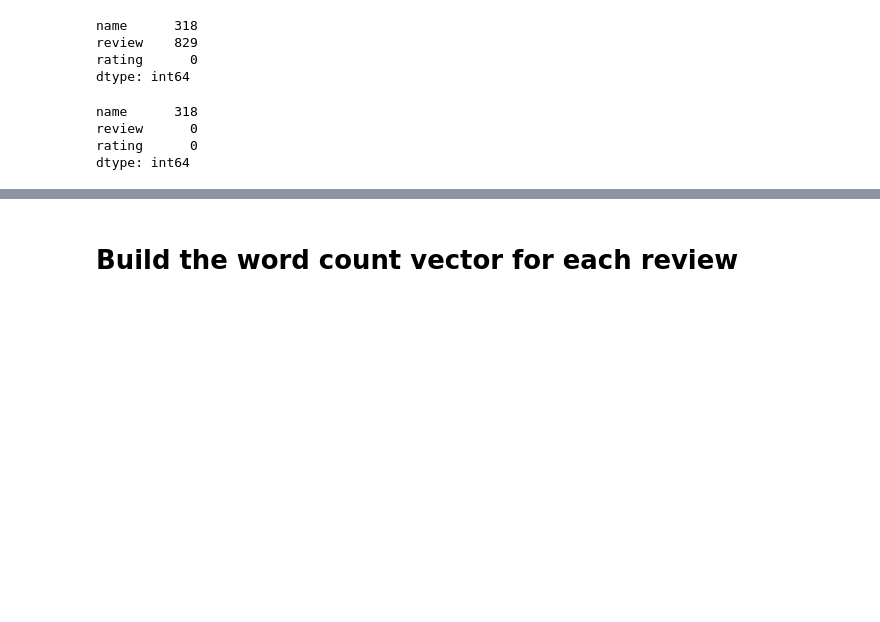
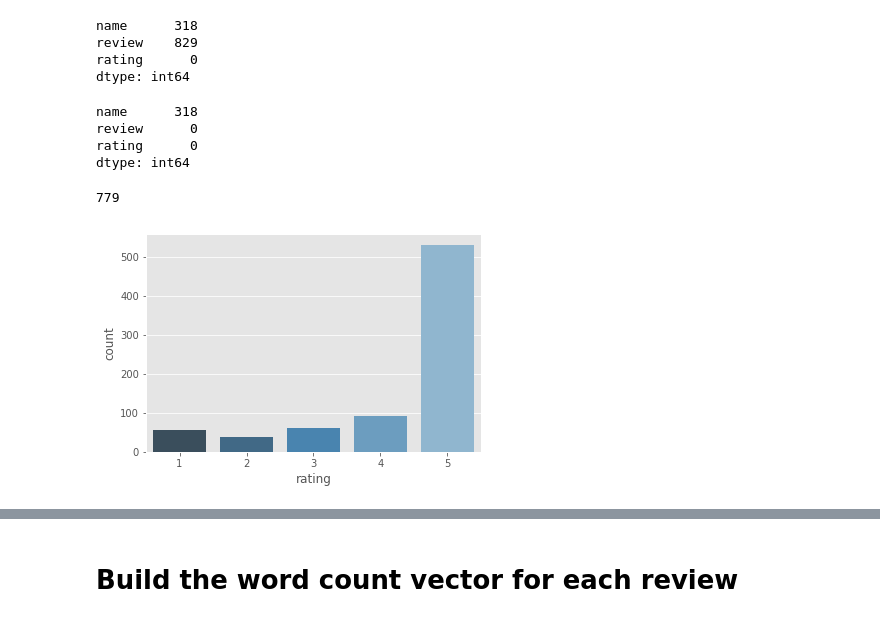
Before and after one commit to Asmaa56/Machine-Learning-case-study-approach-, a Jupyter notebook: Classification/Sentiment Analysis.ipynb, the cells around one changed output, grey strips where cells are left out. Drawn from its saved outputs; the diff is of its cells as text; code cells hidden in the pictures; blank space fills up the shorter version.

```diff
--- a/Classification/Sentiment Analysis.ipynb
+++ b/Classification/Sentiment Analysis.ipynb
@@ -44,3 +44,13 @@ name      318
 review      0
 rating      0
 dtype: int64
+# %%
+giraffe_reviews = data[data['name'] == 'Vulli Sophie the Giraffe Teether']
+len(giraffe_reviews)
+# %% [output]
+779
+# %%
+#https://seaborn.pydata.org/generated/seaborn.countplot.html
+g_freq = sns.countplot(x = 'rating', data = giraffe_reviews, palette = 'Blues_d', )
+# %% [output]
+[figure, added]
```
Also changed, not shown: parts of 18 cells of this notebook.
